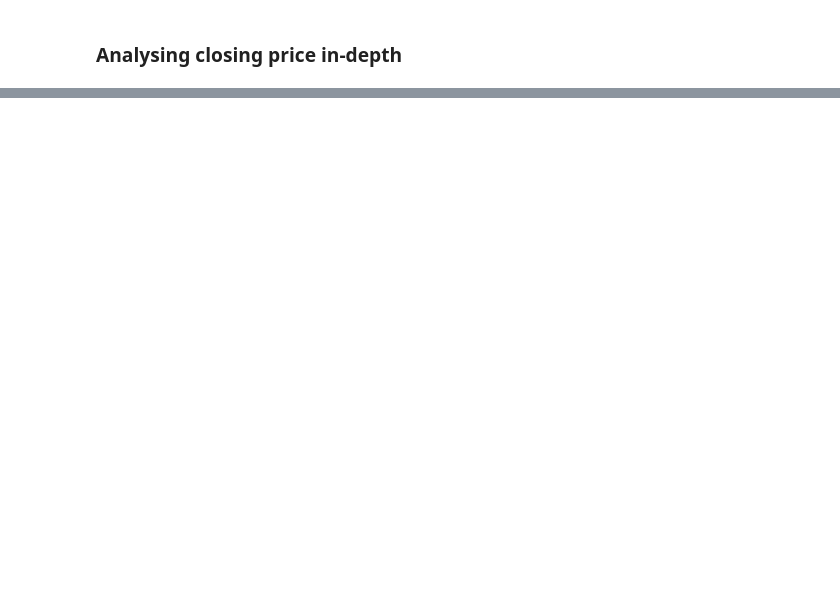
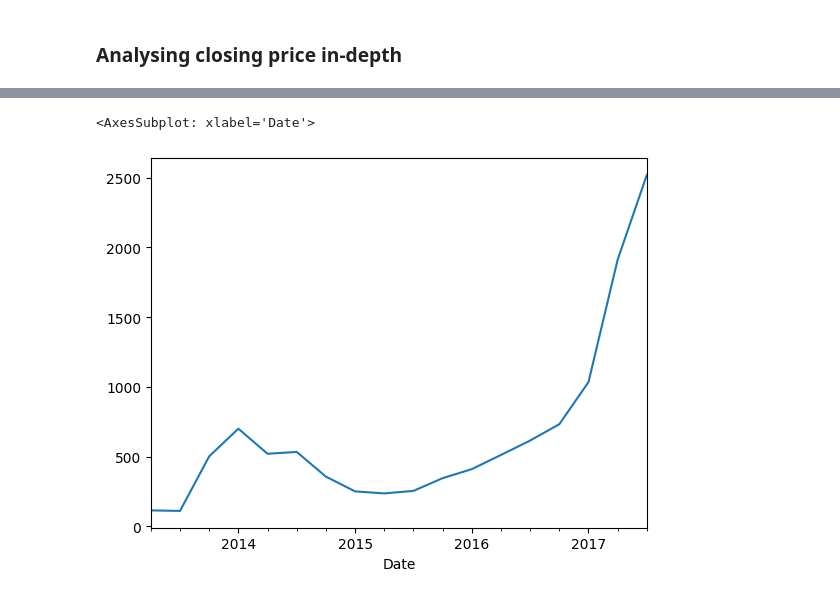
Before and after one commit to Sumetjutha/031_Real_Project_Analysis_Python, a Jupyter notebook: 004_Bitcoin_Data_Analysis.ipynb, the cells around one changed output, grey strips where cells are left out. Cells and saved outputs as stored; diff of their text form; code cells hidden in the pictures; blank space fills up the shorter version.

```diff
--- a/004_Bitcoin_Data_Analysis.ipynb
+++ b/004_Bitcoin_Data_Analysis.ipynb
@@ -269,0 +394,5 @@ fig.show()
+# %%
+data['Close'].resample('Q').mean().plot()
+# %% [output]
+<AxesSubplot: xlabel='Date'>
+[figure, added]
```
Also changed, not shown: parts of 16 cells of this notebook.
